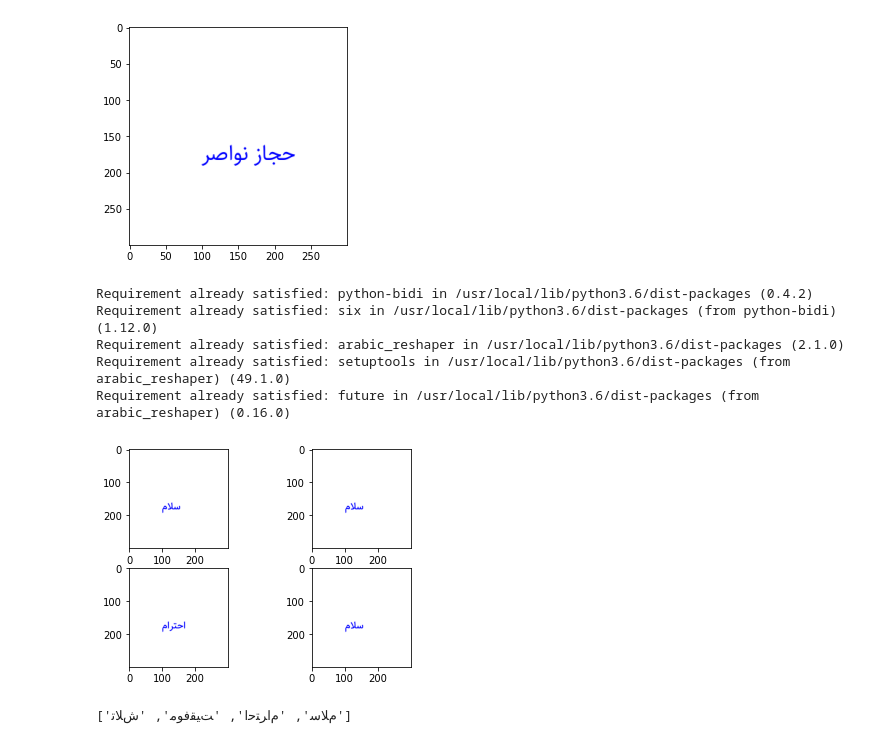
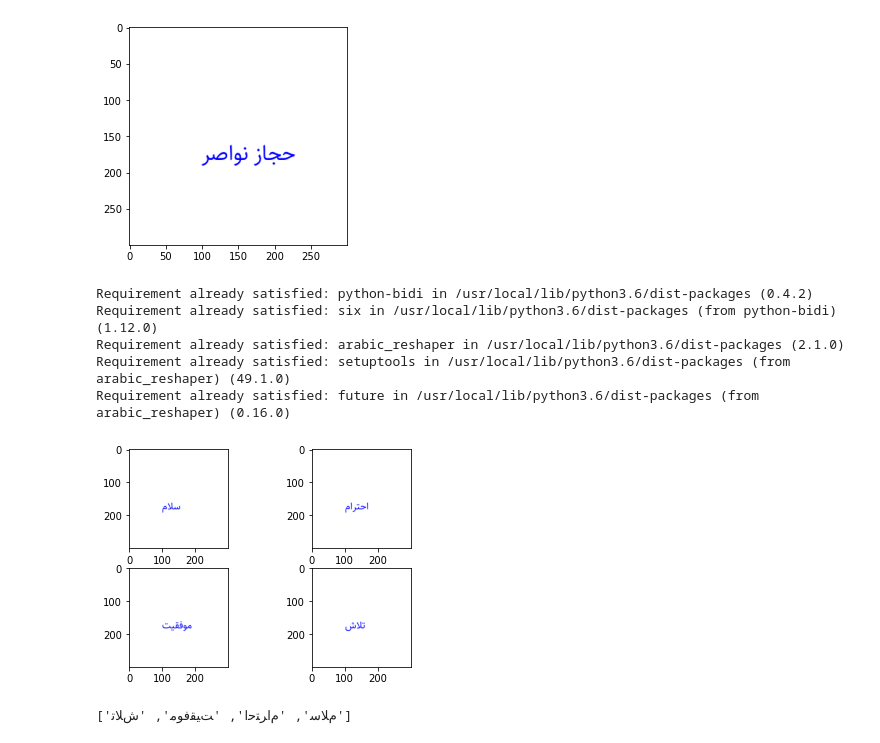
Before and after one commit to hejazn86/OCR_Persian_textDetecter, a Jupyter notebook: OCR_experimental_codes.ipynb, the cells around one changed output. Saved outputs shown, nothing was run; the diff lists cells and outputs as text; code cells hidden in the pictures.

```diff
--- a/OCR_experimental_codes.ipynb
+++ b/OCR_experimental_codes.ipynb
@@ -142,47 +142,34 @@ def create_image():
 def putting_text(img, bidi_word):
       fontFile = "/drive/My Drive/Colab Notebooks/Sahel Regular.ttf"
       font = ImageFont.truetype(fontFile, 30)
       draw = ImageDraw.Draw(img)
       draw.text((100, 150), bidi_word, font=font, fill='blue')
       img.save('img.png')
       return img
 
 
-'''word = 'حجاز'
-text = bidi_text(word)
-img = create_image()
-image = putting_text(img, text)
-plt.imshow(image)'''
-
 words = ['سلام', 'احترام', 'موفقیت', 'تلاش']
 bidi_words = []
 images = []
 image_text = []
 
-for word in words:
-  bidi_words.append(bidi_text(word))
-  for i in range(0, len(bidi_words)):
-    images.append(create_image())
-    for x in range(0,len(images) ):
-      if x==i:
-        image_text.append(putting_text(images[x], bidi_words[i]))
-      elif x!=i:
-        pass
+bidi_words = [bidi_text(word) for word in words]
+image_text = [putting_text(create_image(), bw) for bw in bidi_words]
 
 
 plt.subplot(221).imshow(image_text[0])
 plt.subplot(222).imshow(image_text[1])
 plt.subplot(223).imshow(image_text[2])
 plt.subplot(224).imshow(image_text[3])
 plt.grid(False)
 plt.show()
 
 print(bidi_words)
 # %% [output]
 Requirement already satisfied: python-bidi in /usr/local/lib/python3.6/dist-packages (0.4.2)
 Requirement already satisfied: six in /usr/local/lib/python3.6/dist-packages (from python-bidi) (1.12.0)
 Requirement already satisfied: arabic_reshaper in /usr/local/lib/python3.6/dist-packages (2.1.0)
 Requirement already satisfied: setuptools in /usr/local/lib/python3.6/dist-packages (from arabic_reshaper) (49.1.0)
 Requirement already satisfied: future in /usr/local/lib/python3.6/dist-packages (from arabic_reshaper) (0.16.0)
-[figure, old version]
+[figure, new version]
 ['ﻡﻼﺳ', 'ﻡﺍﺮﺘﺣﺍ', 'ﺖﯿﻘﻓﻮﻣ', 'ﺵﻼﺗ']
```
Also changed, not shown: parts of 1 cell of this notebook.
